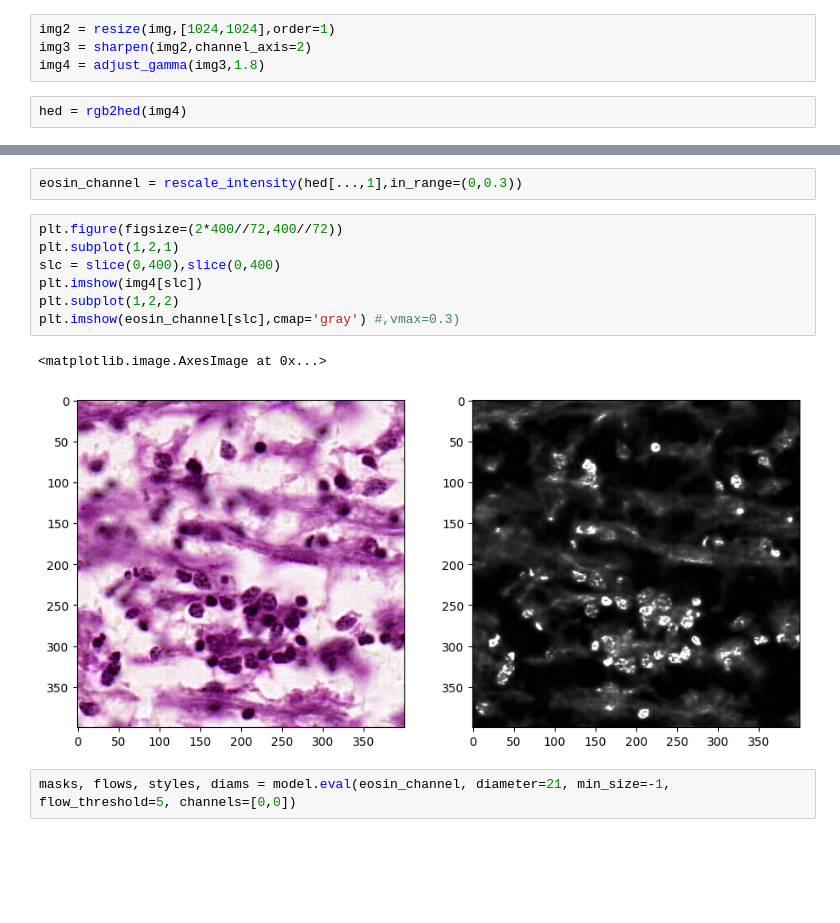
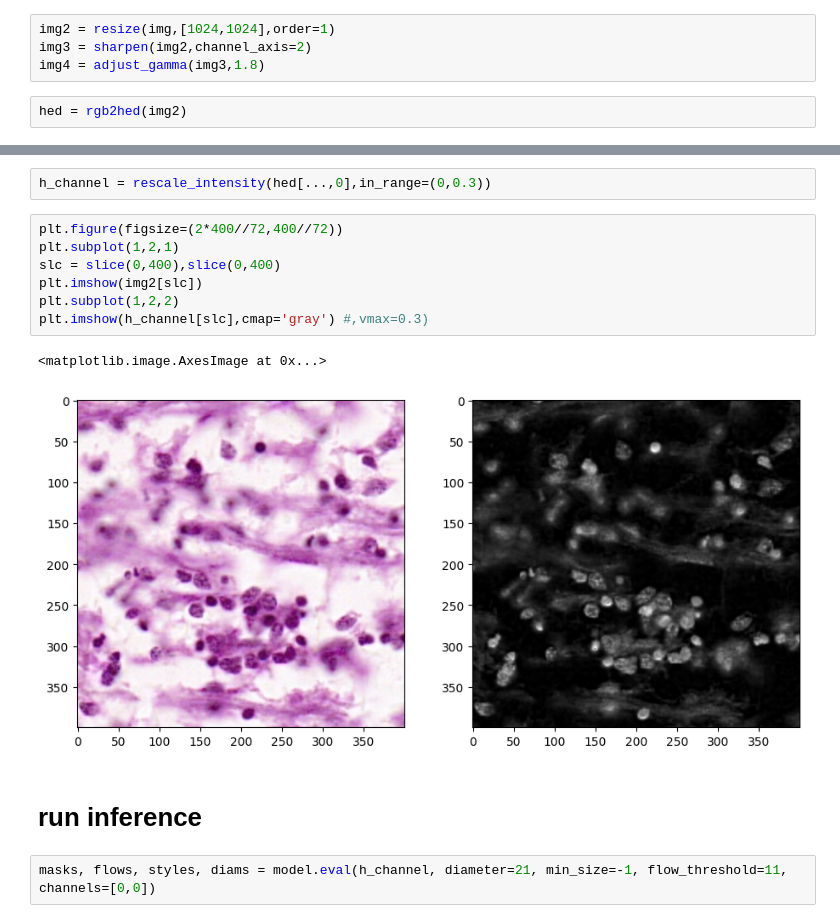
Before and after one commit to HTIC-Medical-Imaging/hbp_cellpose, a Jupyter notebook: notebooks/run_cellpose.ipynb, the cells around one changed output, grey strips where cells are left out. Drawn from its saved outputs; the diff is of its cells as text; blank space fills up the shorter version.

```diff
--- a/notebooks/run_cellpose.ipynb
+++ b/notebooks/run_cellpose.ipynb
@@ -123,4 +123,4 @@ img2 = resize(img,[1024,1024],order=1)
 img3 = sharpen(img2,channel_axis=2)
 img4 = adjust_gamma(img3,1.8)
 # %%
-hed = rgb2hed(img4)
+hed = rgb2hed(img2)
@@ -127,17 +143,19 @@ hed = rgb2hed(img4)
 # %%
-eosin_channel = rescale_intensity(hed[...,1],in_range=(0,0.3))
+h_channel = rescale_intensity(hed[...,0],in_range=(0,0.3))
 # %%
 plt.figure(figsize=(2*400//72,400//72))
 plt.subplot(1,2,1)
 slc = slice(0,400),slice(0,400)
-plt.imshow(img4[slc])
+plt.imshow(img2[slc])
 plt.subplot(1,2,2)
-plt.imshow(eosin_channel[slc],cmap='gray') #,vmax=0.3)
+plt.imshow(h_channel[slc],cmap='gray') #,vmax=0.3)
 # %% [output]
 <matplotlib.image.AxesImage at 0x...>
-[figure, old version]
+[figure, new version]
+# %% [markdown]
+# run inference
 # %%
-masks, flows, styles, diams = model.eval(eosin_channel, diameter=21, min_size=-1, flow_threshold=5, channels=[0,0])
+masks, flows, styles, diams = model.eval(h_channel, diameter=21, min_size=-1, flow_threshold=11, channels=[0,0])
 # %%
 masks.max()
 # %% [output]
```
Also changed, not shown: parts of 5 cells of this notebook.
